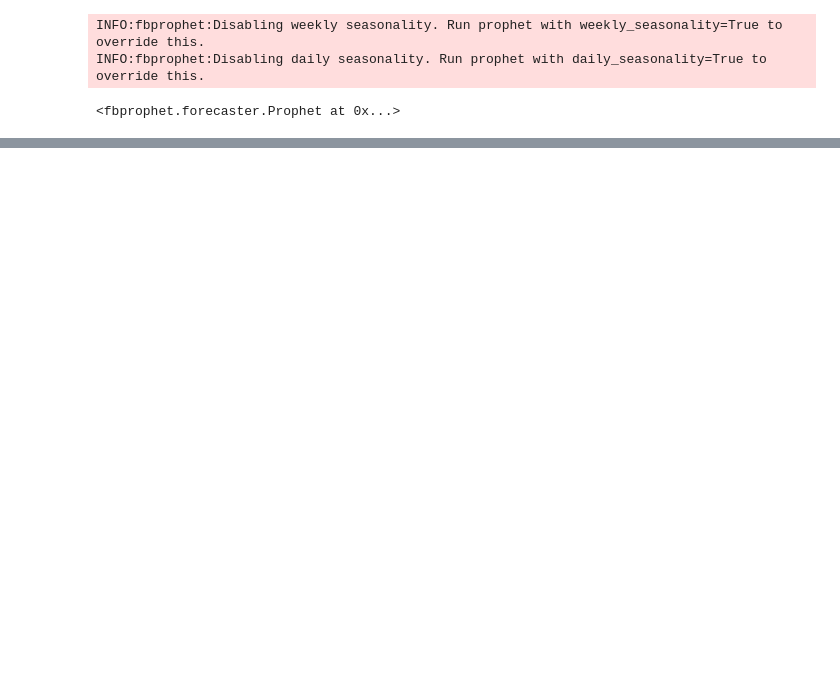
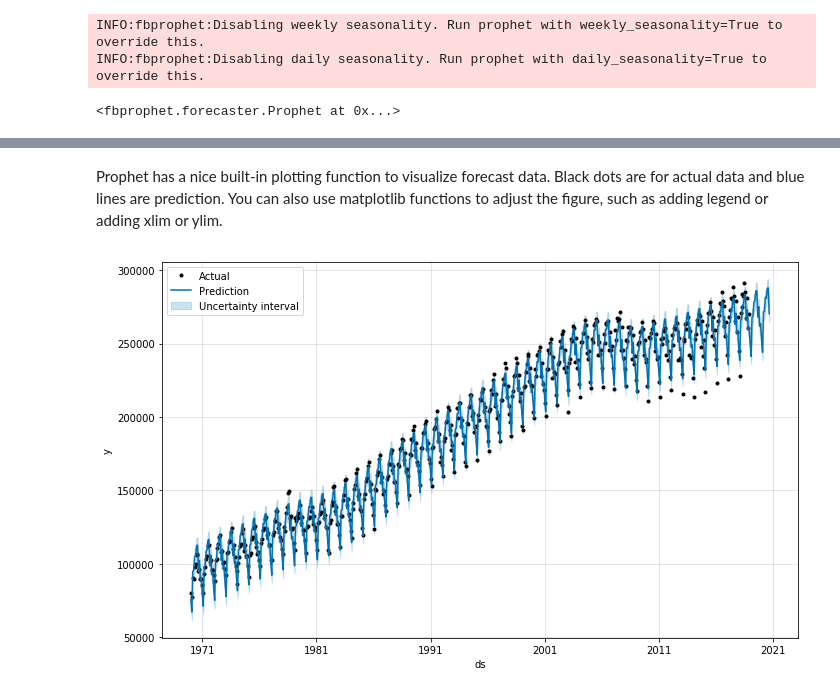
Before and after one commit to mkang32/time-series-analysis, a Jupyter notebook: notebooks/prophet_intro.ipynb, the cells around one changed output, grey strips where cells are left out. Cells and saved outputs as stored; diff of their text form; code cells hidden in the pictures; blank space fills up the shorter version.

Commit message:
prophet intro to post

```diff
--- a/notebooks/prophet_intro.ipynb
+++ b/notebooks/prophet_intro.ipynb
@@ -144 +140,10 @@ future.tail()
 forecast = m.predict(future)
+# %% [markdown]
+Prophet has a nice built-in plotting function to visualize forecast data. Black dots are for actual data and blue lines are prediction. You can also use matplotlib functions to adjust the figure, such as adding legend or adding xlim or ylim.
+# %%
+# Prophet's own plotting tool to see
+fig = m.plot(forecast)
+plt.legend(['Actual', 'Prediction', 'Uncertainty interval'])
+plt.show()
+# %% [output]
+[figure, added]
```
Also changed, not shown: parts of 86 cells of this notebook.
